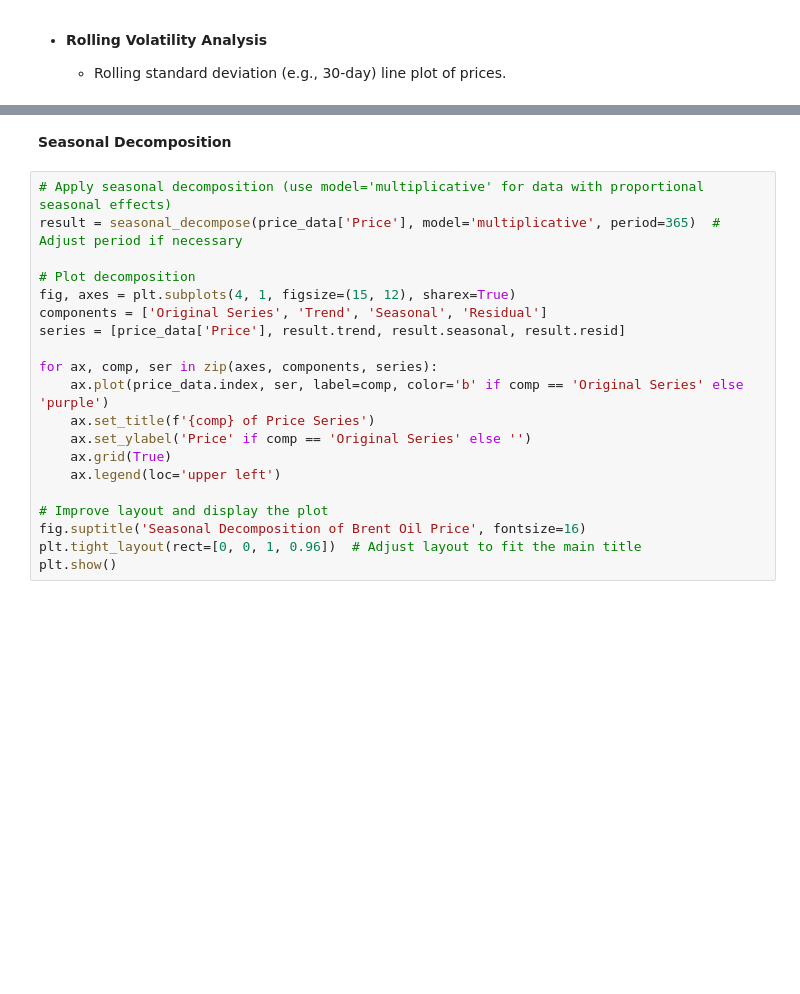
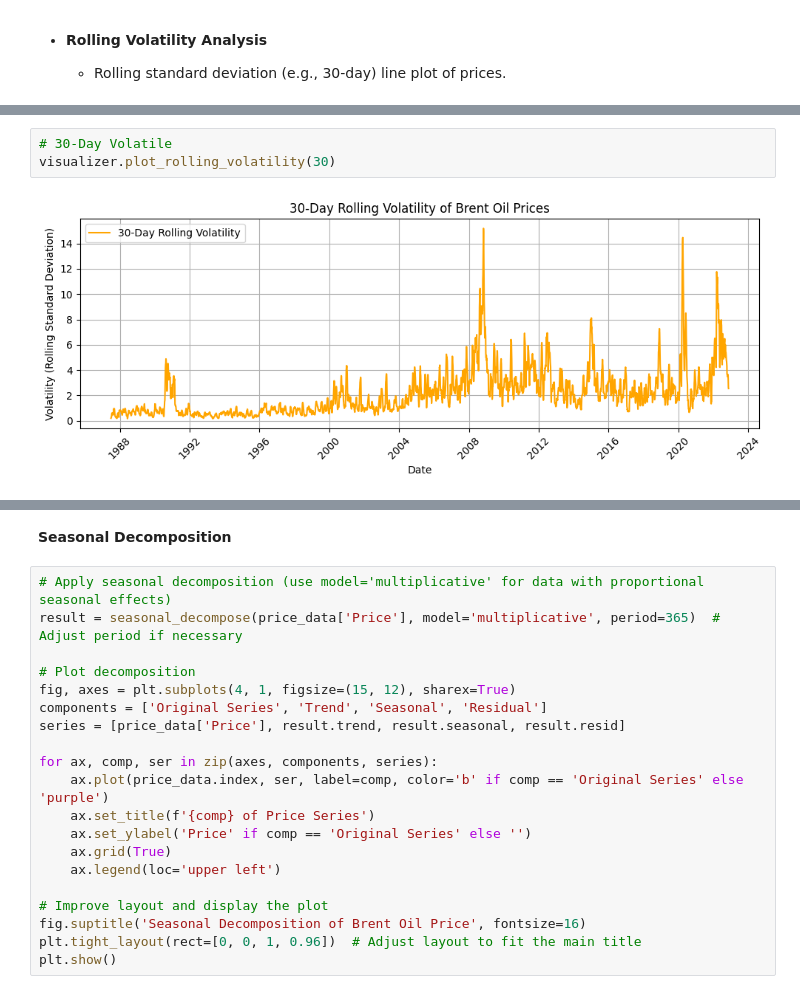
Before and after one commit to epythonlab/oil-price-statistical-modeling, a Jupyter notebook: notebooks/oil_price_analysis.ipynb, the cells around one changed output, grey strips where cells are left out. Saved outputs shown, nothing was run; the diff lists cells and outputs as text; blank space fills up the shorter version.

```diff
--- a/notebooks/oil_price_analysis.ipynb
+++ b/notebooks/oil_price_analysis.ipynb
@@ -214,0 +175,5 @@ plot_rolling_volatility(price_data)
+# %%
+# 30-Day Volatile
+visualizer.plot_rolling_volatility(30)
+# %% [output]
+[figure, added]
```
Also changed, not shown: parts of 51 cells of this notebook, 5 other files.
